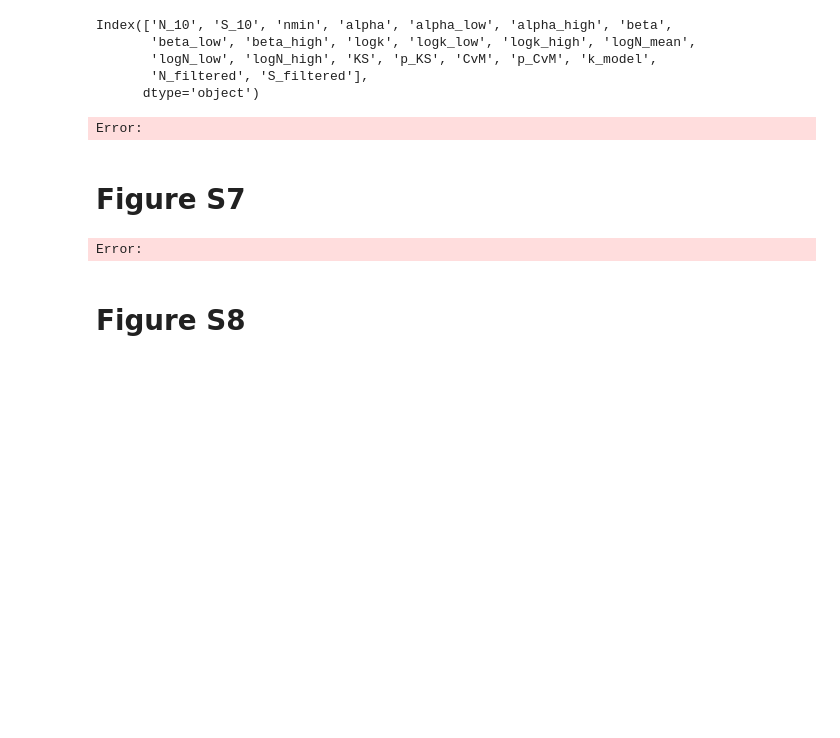
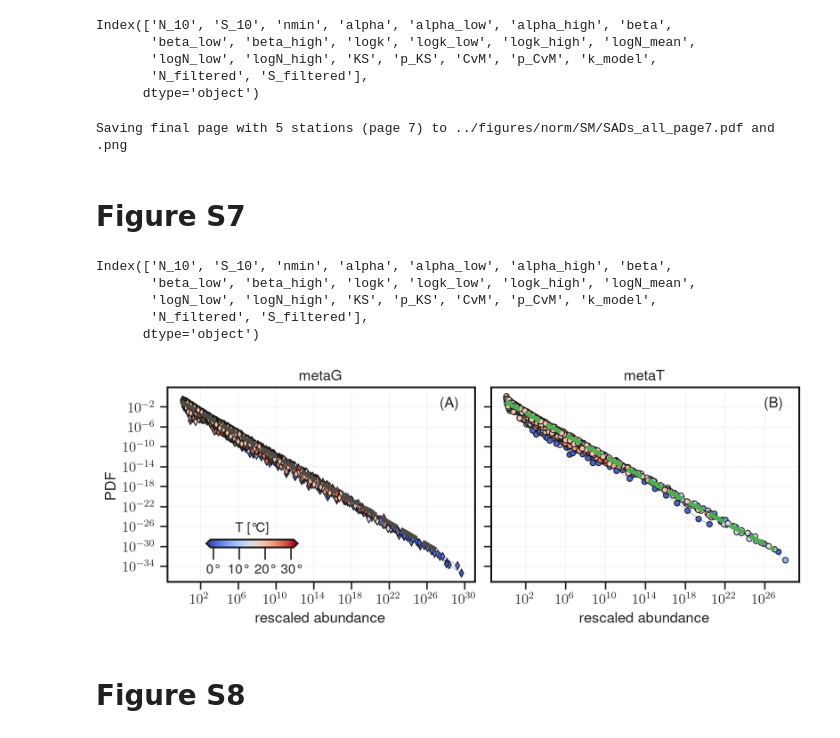
Before and after one commit to epigani/diatom-metaG-metaT-scaling, a Jupyter notebook: analysis/FiguresSM_RPKM.ipynb, the cells around one changed output. Saved outputs shown, nothing was run; the diff lists cells and outputs as text; code cells hidden in the pictures; blank space fills up the shorter version.

```diff
--- a/analysis/FiguresSM_RPKM.ipynb
+++ b/analysis/FiguresSM_RPKM.ipynb
@@ -568,7 +564,7 @@ for i, station in enumerate(df_meta['metaT'].columns):
                 text += r"$p_A$ < 0.01"
             ax.text(0.05, 0.05, text, transform=ax.transAxes, ha='left', va='bottom', size=labelsize-2)
 
-        axg = ax.inset_axes([0.5, 0.45, 0.48, 0.4], zorder=-10)
+        axg = ax.inset_axes([0.05, 0.05, 0.48, 0.4], zorder=-10)
         gpd.plotting.plot_dataframe(world, ax=axg, color='white', edgecolor='#d6d6d6', alpha=1., lw=.75)
         axg.scatter(metadata.loc[station, 'longitude'], metadata.loc[station, 'latitude'], marker='+', color='black', s=150, zorder=10)
         axg.set_axis_off()
@@ -601,6 +597,8 @@ for i, station in enumerate(df_meta['metaT'].columns):
         # os.makedirs('figures/SM/', exist_ok=True)
         # fig.savefig(figname, dpi=300, bbox_inches='tight')
         plt.close(fig)
+# %% [output]
+Saving final page with 5 stations (page 7) to ../figures/norm/SM/SADs_all_page7.pdf and .png
 # %%
 figsize=(8.27, 11.69)
 labelsize=10
@@ -717,10 +715,16 @@ for i, station in enumerate(df_meta['metaT'].columns):
         os.makedirs('figures/SM/', exist_ok=True)
         fig.savefig(figname, dpi=300, bbox_inches='tight')
         plt.close(fig)
-# %% [output]
-Error:
 # %% [markdown]
 # Figure S7
+# %%
+df_fits[meta].columns
+# %% [output]
+Index(['N_10', 'S_10', 'nmin', 'alpha', 'alpha_low', 'alpha_high', 'beta',
+       'beta_low', 'beta_high', 'logk', 'logk_low', 'logk_high', 'logN_mean',
+       'logN_low', 'logN_high', 'KS', 'p_KS', 'CvM', 'p_CvM', 'k_model',
+       'N_filtered', 'S_filtered'],
+      dtype='object')
 # %%
 fig, axes = plt.subplots(1, 2, figsize=(8,3), constrained_layout=True, gridspec_kw={'hspace': 0.5}, sharey=True)
 labelsize=12
@@ -752,7 +756,8 @@ for i_ax, ax in enumerate(axes.flatten()):
             text = '(B)'
             ax.text(0.95, 0.95, text, transform=ax.transAxes, ha='right', va='top', fontsize=12)
     ax.grid(True, lw=0.35, ls='--', alpha=0.5)
-    ax.set_xlim(1e0, 1e6)
+    if DATA_NORMALIZATION == "raw":
+        ax.set_xlim(1e0, 1e6)
 
     # ax.xaxis.set_minor_locator(plt.LogLocator(base=10.0, subs=np.arange(2, 10) * 0.1, numticks=10))
     # ax.yaxis.set_minor_locator(plt.LogLocator(base=10.0, subs=np.arange(2, 10) * 0.1, numticks=10))
@@ -764,50 +769,65 @@ for i_ax, ax in enumerate(axes.flatten()):
     ax.xaxis.set_major_locator(LogLocator(base=10.0, numticks=10))
     ax.yaxis.set_major_locator(LogLocator(base=10.0, numticks=10))
     ax.xaxis.set_major_formatter(LogFormatterMathtext())
     ax.yaxis.set_major_formatter(LogFormatterMathtext())
 
-    text = r'$y \sim x^{-%.0f}$' % (alpha+1)
-    ax.text(0.5, 0.7, text, transform=ax.transAxes, ha='center', va='center', fontsize=12)
+    if DATA_NORMALIZATION == "raw":
+        alpha = 1.0
+        text = r'$y \sim x^{-%.0f}$' % (alpha+1)
+        ax.text(0.5, 0.7, text, transform=ax.transAxes, ha='center', va='center', fontsize=12)
 
 
 
-
-
-for i, station in enumerate(df_meta['metaT'].sample(frac=1, random_state=42).columns):
+for i, station in enumerate(df_meta['metaT'].sample(frac=1, random_state=2).columns[::-1]):
 
     for meta in ['metaT', 'metaG']:
         df = df_meta[meta]
         data = df[station]
         fit = df_fits[meta].loc[station]
-        k, alpha, gamma, mu = 10**fit['logk'], fit['alpha'], 1, fit['mu_KS']
-        data = data[~data.isna()]
-        data = data[data >= mu]
-        color = return_color_station(station, metadata, palette_temp=palette_temp)
-
-        data_rescaled = ((data + k - mu) / k) ** alpha
+        if DATA_NORMALIZATION == "raw":
+            k, alpha, gamma, mu = 10**fit['logk'], fit['alpha'], 1, fit['mu_KS']
+            data = data[~data.isna()]
+            data = data[data >= mu]
+            color = return_color_station(station, metadata, palette_temp=palette_temp)
+            data_rescaled = ((data + k - mu) / k) ** alpha
+        elif DATA_NORMALIZATION == "norm":
+            k, alpha, beta, mu = 10**fit['logk'], fit['alpha'], fit['beta'], fit['nmin']
+            data = data[~data.isna()]
+            data = data[data >= mu]
+            color = return_color_station(station, metadata, palette_temp=palette_temp)
+            data_rescaled = ((data + k) / k) ** (beta+alpha)
 
         x, y = plot_logSAD(data_rescaled, nbins=20)
         if meta == 'metaT':
             ax = axes[1]
         else:
             ax = axes[0]
 
 
         sns.lineplot(x=x, y=y, ax=ax, color=color, lw=0.3, marker=metamarker[meta], markersize=4.5, markeredgecolor='k')
 
         if i == 0:
-            if meta=='metaT':
-                xplot = np.logspace(0, 4.5, 100)
-            else:
-                xplot = np.logspace(0, 5.5, 100)
-            yplot = 1*xplot**(-2)
+            if DATA_NORMALIZATION == "raw":
+                if meta=='metaT':
+                    xplot = np.logspace(0, 4.5, 100)
+                else:
+                    xplot = np.logspace(0, 5.5, 100)
+                yplot = 1*xplot**(-2)
+            elif DATA_NORMALIZATION == "norm":
+                xplot = np.logspace(0, 27, 100)
+                yplot = 1e-1*xplot**(-1.1)
             sns.lineplot(x=xplot, y=yplot, ax=ax, color=metacolor[meta], lw=3.6, ls='--', zorder=10)
+
+figname = f"../figures/{DATA_NORMALIZATION}/SM/SADs_rescaled_all"
+os.makedirs(os.path.dirname(figname), exist_ok=True)
+for fmt in [".pdf", ".png"]:
+    plt.savefig(f"{figname}{fmt}", dpi=300, bbox_inches="tight", transparent=True)
 
 # figname = 'figures/thesis/SADs_rescaled_all.png'
 # os.makedirs('figures/thesis/', exist_ok=True)
 # fig.savefig(figname, dpi=300, bbox_inches='tight')
 # %% [output]
-Error:
+[figure, added]
 # %% [markdown]
 # Figure S8
 # %%
```
Also changed, not shown: parts of 13 cells of this notebook, 22 other files.
